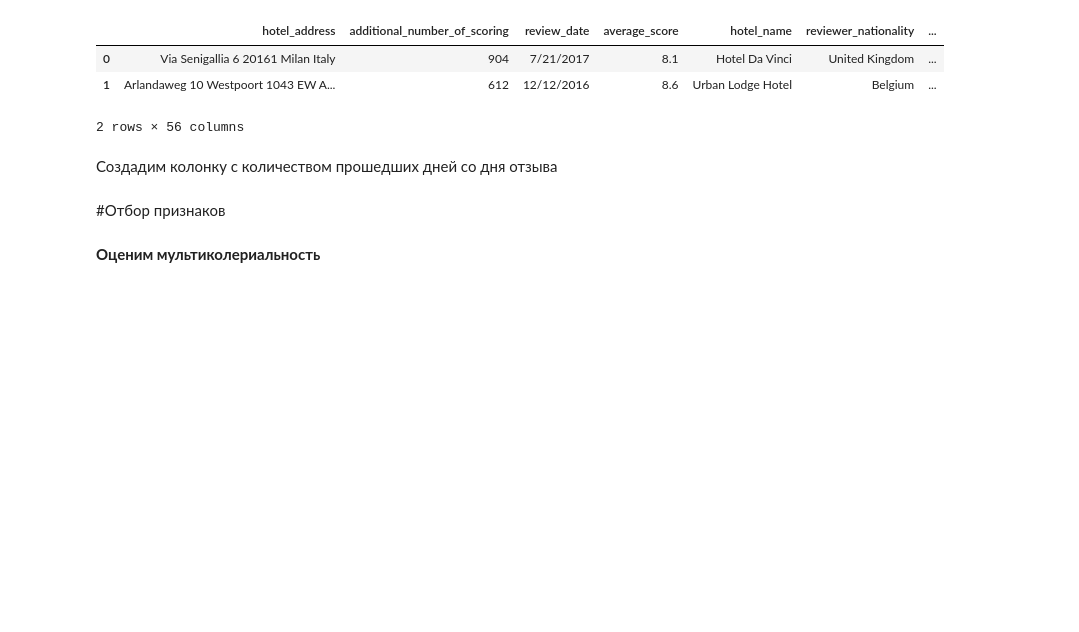
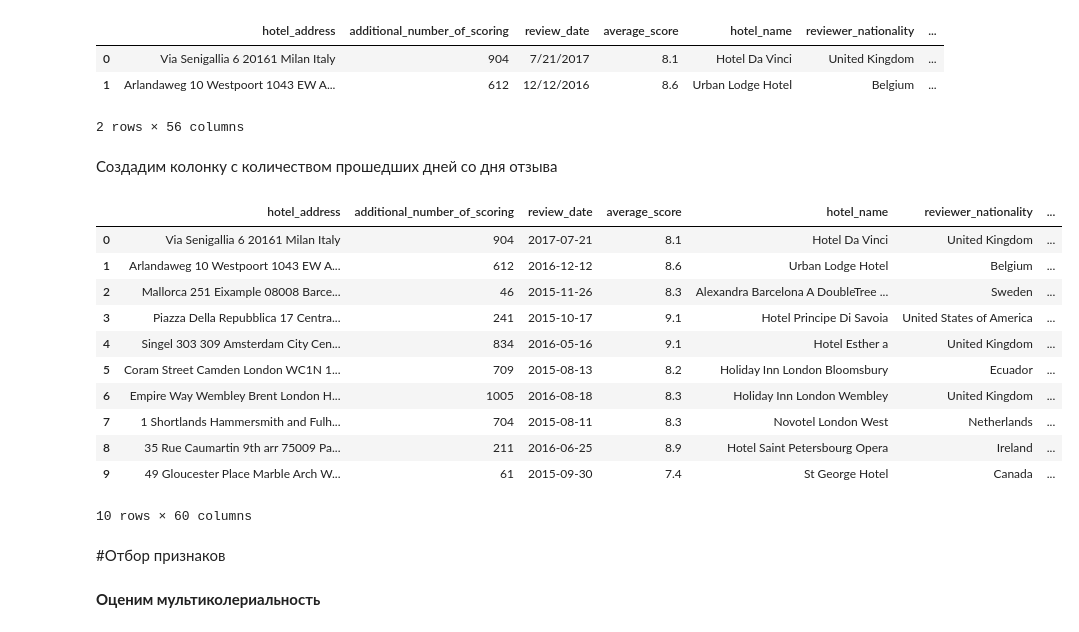
Before and after one commit to legiov/bugTracker, a Jupyter notebook: hotels.ipynb, the cells around one changed output. Cells and saved outputs as stored; diff of their text form; code cells hidden in the pictures; blank space fills up the shorter version.

```diff
--- a/hotels.ipynb
+++ b/hotels.ipynb
@@ -400,6 +401,21 @@ population = {
     'Amsterdam': 860124
 }
 hotels_4['population'] = hotels_4['city'].map(population)
+# %%
+hotels_4.head(10)
+# %% [output]
+|  | hotel_address | additional_number_of_scoring | review_date | average_score | hotel_name | reviewer_nationality | ... |
+| 0 | Via Senigallia 6 20161 Milan Italy | 904 | 2017-07-21 | 8.1 | Hotel Da Vinci | United Kingdom | ... |
+| 1 | Arlandaweg 10 Westpoort 1043 EW A... | 612 | 2016-12-12 | 8.6 | Urban Lodge Hotel | Belgium | ... |
+| 2 | Mallorca 251 Eixample 08008 Barce... | 46 | 2015-11-26 | 8.3 | Alexandra Barcelona A DoubleTree ... | Sweden | ... |
+| 3 | Piazza Della Repubblica 17 Centra... | 241 | 2015-10-17 | 9.1 | Hotel Principe Di Savoia | United States of America | ... |
+| 4 | Singel 303 309 Amsterdam City Cen... | 834 | 2016-05-16 | 9.1 | Hotel Esther a | United Kingdom | ... |
+| 5 | Coram Street Camden London WC1N 1... | 709 | 2015-08-13 | 8.2 | Holiday Inn London Bloomsbury | Ecuador | ... |
+| 6 | Empire Way Wembley Brent London H... | 1005 | 2016-08-18 | 8.3 | Holiday Inn London Wembley | United Kingdom | ... |
+| 7 | 1 Shortlands Hammersmith and Fulh... | 704 | 2015-08-11 | 8.3 | Novotel London West | Netherlands | ... |
+| 8 | 35 Rue Caumartin 9th arr 75009 Pa... | 211 | 2016-06-25 | 8.9 | Hotel Saint Petersbourg Opera | Ireland | ... |
+| 9 | 49 Gloucester Place Marble Arch W... | 61 | 2015-09-30 | 7.4 | St George Hotel | Canada | ... |
+10 rows × 60 columns
 # %%
 hotels_5 = hotels_4.drop(['review_date', 'city'], axis=1)
 # %%
```
Also changed, not shown: parts of 8 cells of this notebook.
